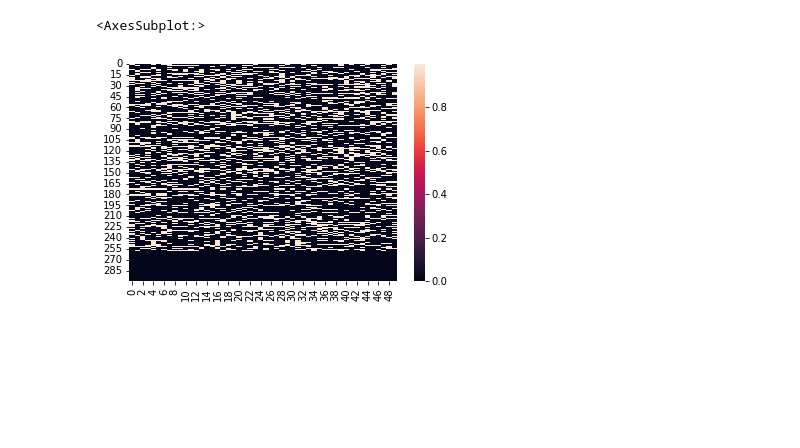
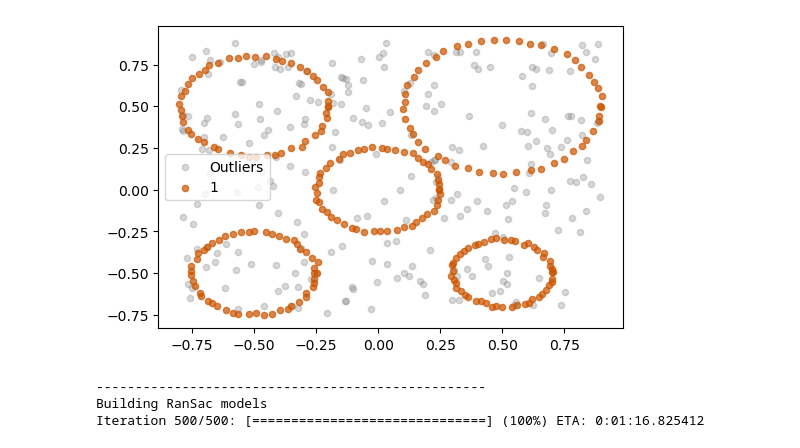
Before and after one commit to catonzio/Neural-PreferenceIsolation, a Jupyter notebook: src/notebooks/star_dataset.ipynb, the cells around one changed output. Cells and saved outputs as stored; diff of their text form; code cells hidden in the pictures; blank space fills up the shorter version.

```diff
--- a/src/notebooks/star_dataset.ipynb
+++ b/src/notebooks/star_dataset.ipynb
@@ -65,7 +4,27 @@ if False:
-# %%
-import seaborn as sns
-
-sns.heatmap(sac.preference_matrix)
-# %% [output]
-<AxesSubplot:>
-[figure, removed]
+# %%
+ds, gt = load_dataset_by_name(
+    base_path="/home/catonz/Neural-PreferenceIsolation/", name="circle5")
+plot_clusters(gt, ds)
+x = np.linspace(np.min(ds[:, 0]), np.max(ds[:, 1]), len(ds))
+# %% [output]
+[figure, added]
+# %%
+from files.pif.pif import *
+
+params = {
+            "mss":2,
+            "num_models": 500,
+            "training_epochs": 300,
+            "AE_structure":
+                {
+                    "neurons": [2, 4, 2],
+                    "activation": torch.tanh
+                }
+            }
+
+sac = PreferenceIsolationForest(data=ds, model_name=AE)
+models_ithrs = sac.build_models(params=params)
+# %% [output]
+--------------------------------------------------
+Building RanSac models
+Iteration 500/500: [==============================] (100%) ETA: 0:01:16.825412
```
Also changed, not shown: parts of 10 cells of this notebook, 13 other files.
